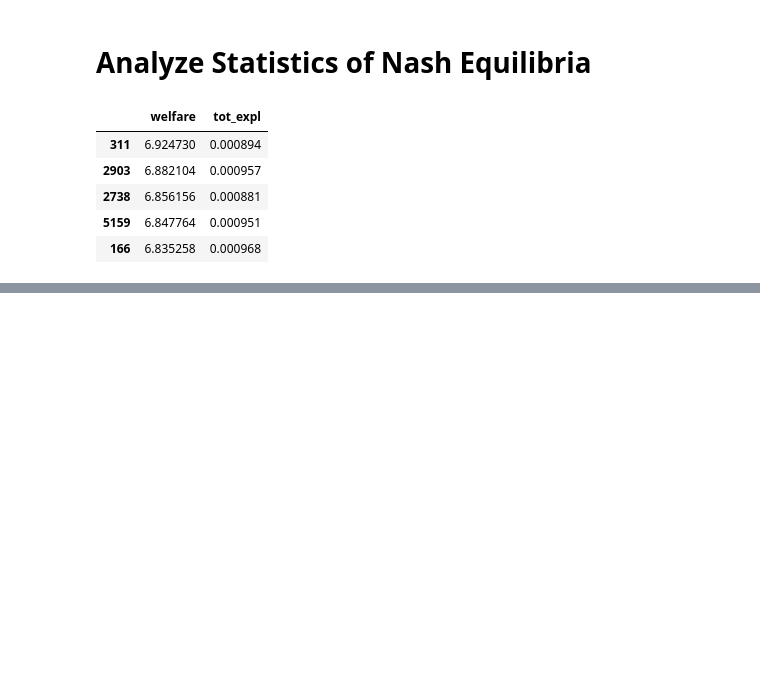
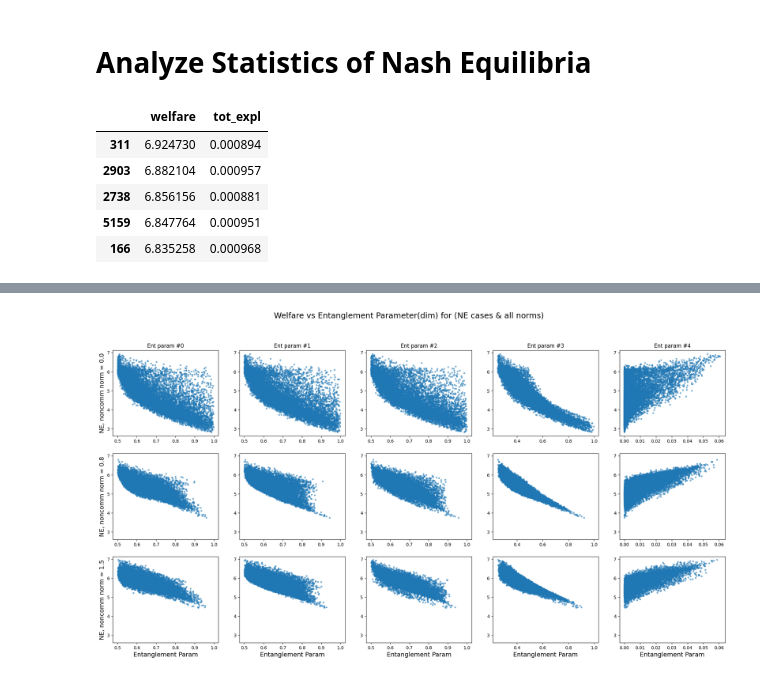
Before and after one commit to lccqqqqq/nash, a Jupyter notebook: analyze_NE_stats.ipynb, the cells around one changed output, grey strips where cells are left out. Saved outputs shown, nothing was run; the diff lists cells and outputs as text; code cells hidden in the pictures; blank space fills up the shorter version.

```diff
--- a/analyze_NE_stats.ipynb
+++ b/analyze_NE_stats.ipynb
@@ -47,0 +148,46 @@ Text(0.5, 1.0, 'Welfare vs Hyperdeterminant')
+# %%
+# Plot Welfare vs Entanglement Parameter with inds from 0 to 4, as a 3 row x 5 col grid
+
+fig, axes = plt.subplots(3, 5, figsize=(25, 12), sharex=False, sharey=False)
+
+# Each row: [NE, noncomm norm=0.0], [NE, noncomm norm=0.8], [NE, noncomm norm=1.5]
+ent_cases = [
+    ("NE, noncomm norm = 0.0", df_NE),
+    ("NE, noncomm norm = 0.8", df_NE_0p8[df_NE_0p8['nash_equilibrium']]),
+    ("NE, noncomm norm = 1.5", df_NE_1p5[df_NE_1p5['nash_equilibrium']])
+]
+
+# Compute xlim and ylim per column (i.e., per ent_param index) from row 0 (ent_cases[0][1])
+col_xlims = []
+col_ylims = []
+for inds in range(5):
+    x_col = np.real(ent_cases[0][1]['ent_params'].apply(lambda x: x[inds]).to_numpy())
+    y_col = ent_cases[0][1]['welfare'].to_numpy()
+    # Slightly increase the x and y range by 2.5% margin on each side
+    x_margin = 0.05 * (np.max(x_col) - np.min(x_col))
+    y_margin = 0.05 * (np.max(y_col) - np.min(y_col))
+    xlim_col = (np.min(x_col) - x_margin, np.max(x_col) + x_margin)
+    ylim_col = (np.min(y_col) - y_margin, np.max(y_col) + y_margin)
+    col_xlims.append(xlim_col)
+    col_ylims.append(ylim_col)
+
+for row, (label, df) in enumerate(ent_cases):
+    for inds in range(5):
+        ax = axes[row, inds]
+        x = np.real(df['ent_params'].apply(lambda x: x[inds]).to_numpy())
+        y = df['welfare'].to_numpy()
+        ax.scatter(x, y, marker='.', alpha=0.5)
+        ax.set_xlim(col_xlims[inds])
+        ax.set_ylim(col_ylims[inds])
+        if row == 0:
+            ax.set_title(f'Ent param #{inds}')
+        if inds == 0:
+            ax.set_ylabel(label, fontsize=14)
+        if row == 2:
+            ax.set_xlabel('Entanglement Param', fontsize=14)
+
+plt.suptitle('Welfare vs Entanglement Parameter(dim) for (NE cases & all norms)', fontsize=18)
+# plt.tight_layout(rect=[0, 0, 1, 0.96])
+plt.show()
+# %% [output]
+[figure, added]
```
Also changed, not shown: parts of 12 cells of this notebook, 17 other files.
